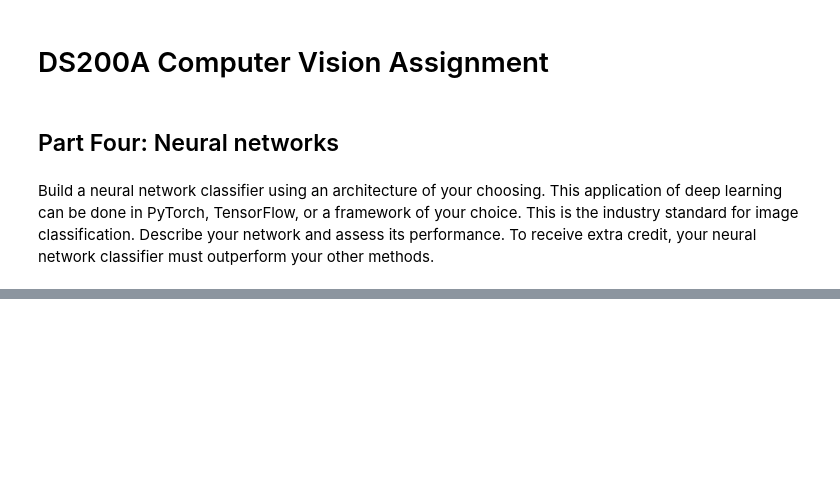
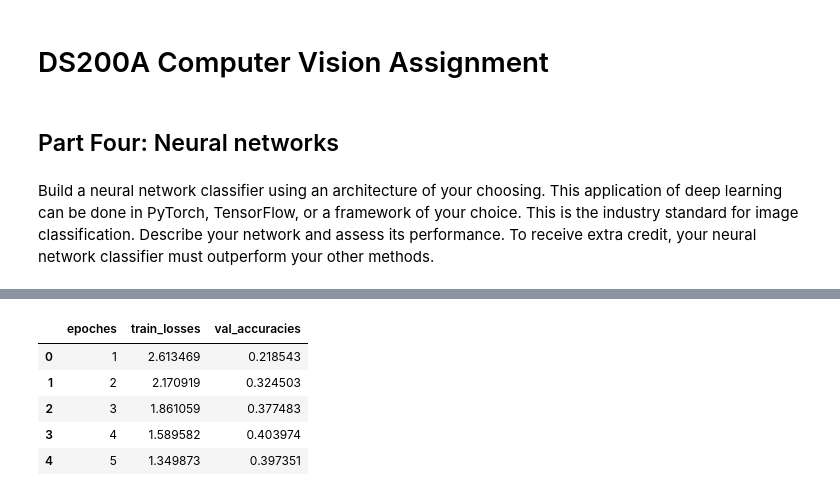
Before and after one commit to LinjianMa/DS100-final-project, a Jupyter notebook: GradProject_NB4.ipynb, the cells around one changed output, grey strips where cells are left out. Cells and saved outputs as stored; diff of their text form; code cells hidden in the pictures; blank space fills up the shorter version.

```diff
--- a/GradProject_NB4.ipynb
+++ b/GradProject_NB4.ipynb
@@ -175,7 +180,8 @@ def learning_rate_with_decay(
     return learning_rate_fn
 
 def inf_generator(iterable):
-    """Allows training with DataLoaders in a single infinite loop:
+    """
+    Allows training with DataLoaders in a single infinite loop:
         for i, (x, y) in enumerate(inf_generator(train_loader)):
     """
     iterator = iterable.__iter__()
@@ -185,13 +191,10 @@ def inf_generator(iterable):
         except StopIteration:
             iterator = iterable.__iter__()
 
-def accuracy(model, dataset_loader):#, args):
+def accuracy(model, dataset_loader):
     total_correct = 0
     for x, y in dataset_loader:
-        #if args.gpu:
-        #    x = x.cuda()
-        y = one_hot(np.array(y.numpy()), 20)
-
+        y = one_hot(np.array(y.numpy()), num_classes)
         target_class = np.argmax(y, axis=1)
         predicted_class = np.argmax(model(x).cpu().detach().numpy(), axis=1)
         total_correct += np.sum(predicted_class == target_class)
@@ -263,0 +280,13 @@ while iterations < (100 * batches_per_epoch):
+# %%
+results = pd.DataFrame({
+    "epoches": epoches,
+    "train_losses": train_losses,
+    "val_accuracies": val_accuracies})
+results.head()
+# %% [output]
+|  | epoches | train_losses | val_accuracies |
+| 0 | 1 | 2.613469 | 0.218543 |
+| 1 | 2 | 2.170919 | 0.324503 |
+| 2 | 3 | 1.861059 | 0.377483 |
+| 3 | 4 | 1.589582 | 0.403974 |
+| 4 | 5 | 1.349873 | 0.397351 |
```
Also changed, not shown: parts of 20 cells of this notebook, 2 other files.
